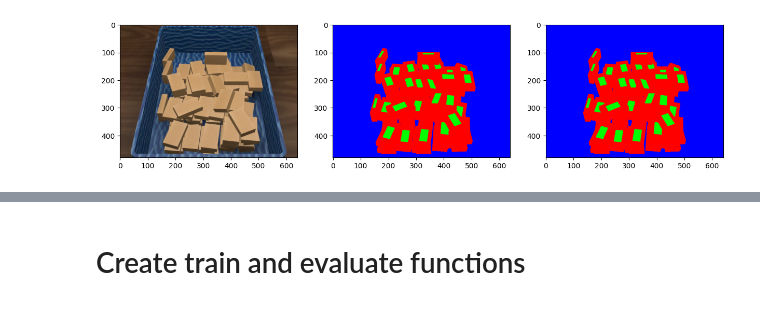
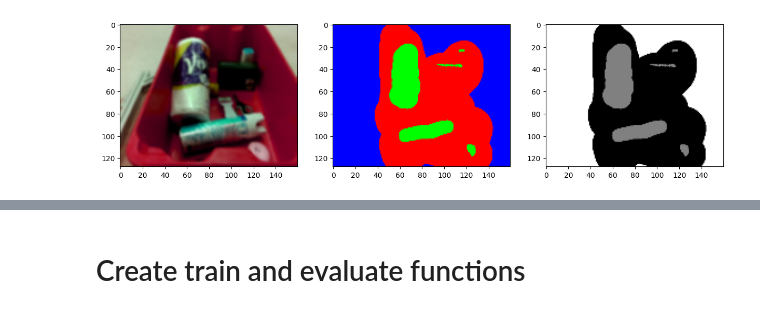
Before and after one commit to knudsen97/master-thesis, a Jupyter notebook: knudsen_test.ipynb, the cells around one changed output, grey strips where cells are left out. Saved outputs shown, nothing was run; the diff lists cells and outputs as text; code cells hidden in the pictures.

```diff
--- a/knudsen_test.ipynb
+++ b/knudsen_test.ipynb
@@ -18,21 +20,15 @@ import csv
 # %%
 # Create custom dataset class
 class SegNetDataset(Dataset):
-    def __init__(self, data_dir, data_syn_dir, transform=None):
+    def __init__(self, data_dir, synthetic, transform=None, transform_augmentations=None):
+        self.synthetic = synthetic
         self.data_dir = data_dir
-        self.data_syn_dir = data_syn_dir
 
         self.transform = transform
-        self.images_real = os.listdir(os.path.join(data_dir, 'color-input'))
-        self.images_synthetic = os.listdir(os.path.join(data_syn_dir, 'color-input'))
+        self.transform_augmentations = transform_augmentations
 
-        self.masks_real  = os.listdir(os.path.join(data_dir, 'label'))
-        self.masks_synthetic  = os.listdir(os.path.join(data_syn_dir, 'label'))
-
-        # Concatenate real and synthetic data
-        self.images = self.images_real + self.images_synthetic
-        self.masks = self.masks_real + self.masks_synthetic
-
+        self.images = os.listdir(os.path.join(data_dir, 'color-input'))
+        self.masks  = os.listdir(os.path.join(data_dir, 'label'))
 
     def __len__(self):
         return len(self.images)
@@ -49,14 +45,8 @@ class SegNetDataset(Dataset):
         return target_mask
 
     def __getitem__(self, idx):
-        synthetic = False
-        if self.images[idx] in self.images_real:
-            img_path    = os.path.join(self.data_dir, 'color-input', self.images[idx])
-            mask_path   = os.path.join(self.data_dir, 'label', self.masks[idx])
-        else:
-            img_path    = os.path.join(self.data_syn_dir, 'color-input', self.images[idx])
-            mask_path   = os.path.join(self.data_syn_dir, 'label', self.masks[idx])
-            synthetic = True
+        img_path    = os.path.join(self.data_dir, 'color-input', self.images[idx])
+        mask_path   = os.path.join(self.data_dir, 'label', self.masks[idx])
 
         # Read image and mask
         image = cv2.imread(img_path)
@@ -65,57 +55,74 @@ class SegNetDataset(Dataset):
         # Convert to RGB
         image = cv2.cvtColor(image, cv2.COLOR_BGR2RGB)
         mask  = cv2.cvtColor(mask,  cv2.COLOR_BGR2RGB)
-        if synthetic:
+        if self.synthetic:
             target_mask = mask
         else:
             target_mask = self.create_mask(mask)
 
-
+        # Apply transformations
         if self.transform:
             image = self.transform(image)
             mask = self.transform(mask)
             target_mask = self.transform(target_mask)
+        if self.transform_augmentations:
+            image = self.transform_augmentations(image)
 
         # Permute the image dimensions to (H, W, C)
         image = image.permute(1, 2, 0)
         mask = mask.permute(1, 2, 0)
         target_mask = target_mask.permute(1, 2, 0)
 
-        return image, target_mask, mask    #, depth
+        return image, target_mask, mask
 
+def get_padding(original_size, crop_size):
+    H, W = original_size
+    h, w = crop_size
+    p = (H - h) // 2
+    return p
+
+input_size = (480, 640)
+scaled_size = (128, 160)
 
 transforms = tf.Compose([
-    tf.ToTensor(), # This converts from 0,255 to 0,1
-    # tf.Normalize(mean=[0.5, 0.5, 0.5], std=[0.5, 0.5, 0.5])
+    tf.ToTensor(), # This also converts from 0,255 to 0,1
+    tf.Resize(scaled_size),
 ])
 
+augmentations = "  Resize((128,160))\n  ColorJitter((0.7,1), (1), (0.7,1.3), (-0.1,0.1))\n   GaussianBlur(3)"
+transform_augmentations = tf.Compose([
+    tf.ColorJitter((0.7,1), (1), (0.7,1.3), (-0.1,0.1)),
+    tf.GaussianBlur(3),
+])
+
+# Create dataset
 data_dir = 'data'
 data_syn_dir = 'data_synthetic'
-dataset = SegNetDataset(data_dir='data', data_syn_dir=data_syn_dir, transform=transforms)
+dataset_real = SegNetDataset(data_dir='data', synthetic=False, transform=transforms, transform_augmentations=transform_augmentations)
+dataset_syn = SegNetDataset(data_dir='data_synthetic', synthetic=True, transform=transforms, transform_augmentations=transform_augmentations)
 
 # Split dataset into train and test
-train_data, test_data = data.random_split(dataset, [int(len(dataset)*0.8), len(dataset)-int(len(dataset)*0.8)])
+real_train_data, real_test_data = data.random_split(dataset_real, [int(len(dataset_real)*0.8), len(dataset_real)-int(len(dataset_real)*0.8)])
+synthetic_train_data, synthetic_test_data = data.random_split(dataset_syn, [int(len(dataset_syn)*0.8), len(dataset_syn)-int(len(dataset_syn)*0.8)])
 
+# Concatenate the datasets
+train_data = data.ConcatDataset([real_train_data, synthetic_train_data])
+test_data  = data.ConcatDataset([real_test_data, synthetic_test_data])
+
+batch_size = 8
 # Create dataloaders
-train_loader = data.DataLoader(train_data, batch_size=2, shuffle=True)
-test_loader  = data.DataLoader(test_data, batch_size=2, shuffle=False)
+train_loader = data.DataLoader(train_data, batch_size=batch_size, shuffle=True)
+test_loader  = data.DataLoader(test_data, batch_size=batch_size, shuffle=False)
 
 # Load a test batch
 images, target_mask, masks = next(iter(train_loader))
 
-# Create a function that transform the one-hot encoded mask to an RGB image by scaling the values to 0-255
-def mask_to_image(mask):
-    mask = mask * 255
-    # mask = mask.permute(1, 2, 0)
-    # print(mask.shape)
-    # print(mask)
-    return mask
-
+# Function that plots a sammple of our data
 def create_plot(images, target_masks, masks, n_plots=2, figsize=(15,15)):
     for i in range(n_plots):
       fig, ax = plt.subplots(nrows=1, ncols=3, figsize=figsize)
       ax[0].imshow(images[i])
-      ax[1].imshow(target_mask[i]*255)
+      ax[1].imshow(target_masks[i])
       ax[2].imshow(masks[i], cmap='gray')
       plt.show()
 
@@ -125 +131 @@ Clipping input data to the valid range for imshow with RGB data ([0..1] for floa
-[figure, old version]
+[figure, new version]
```
Also changed, not shown: parts of 2 cells of this notebook.
